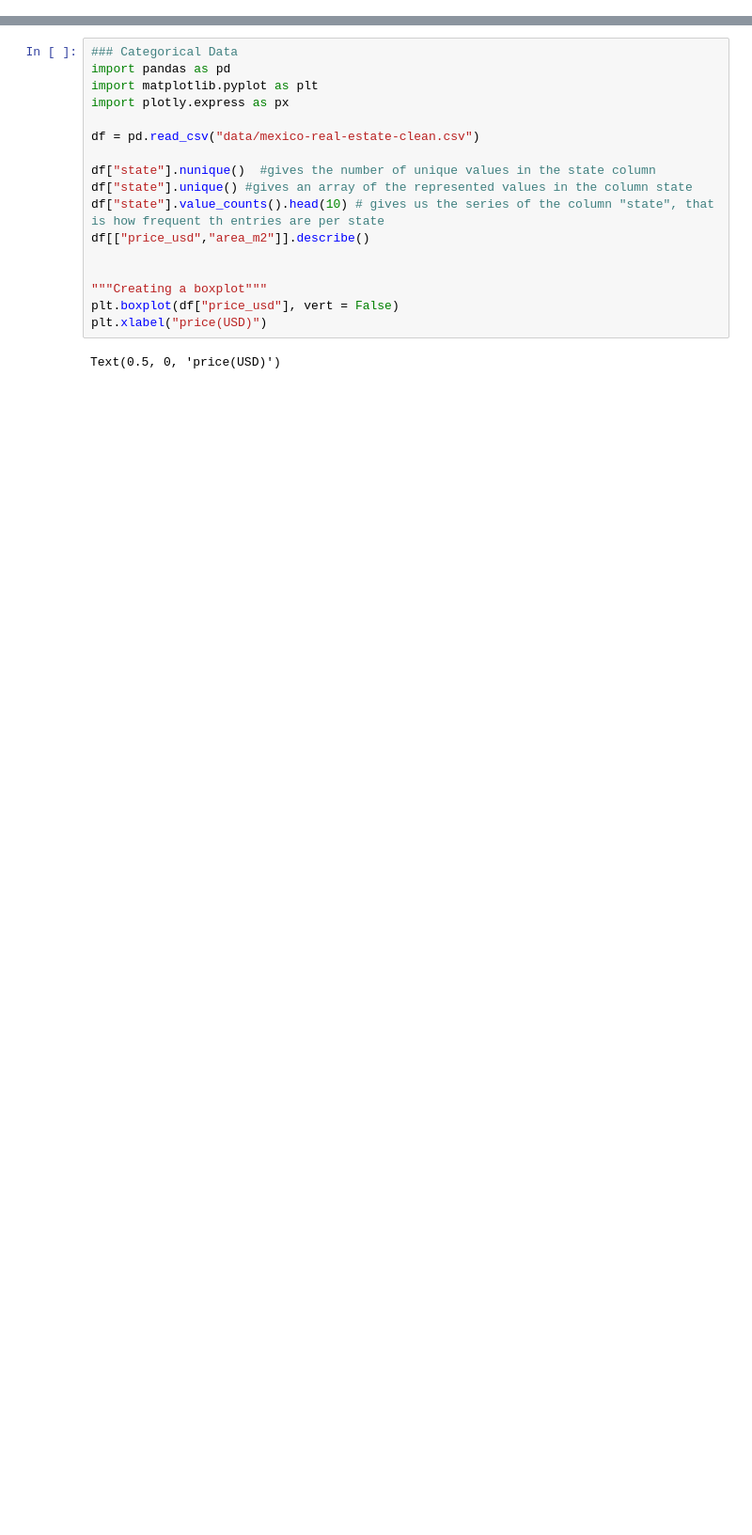
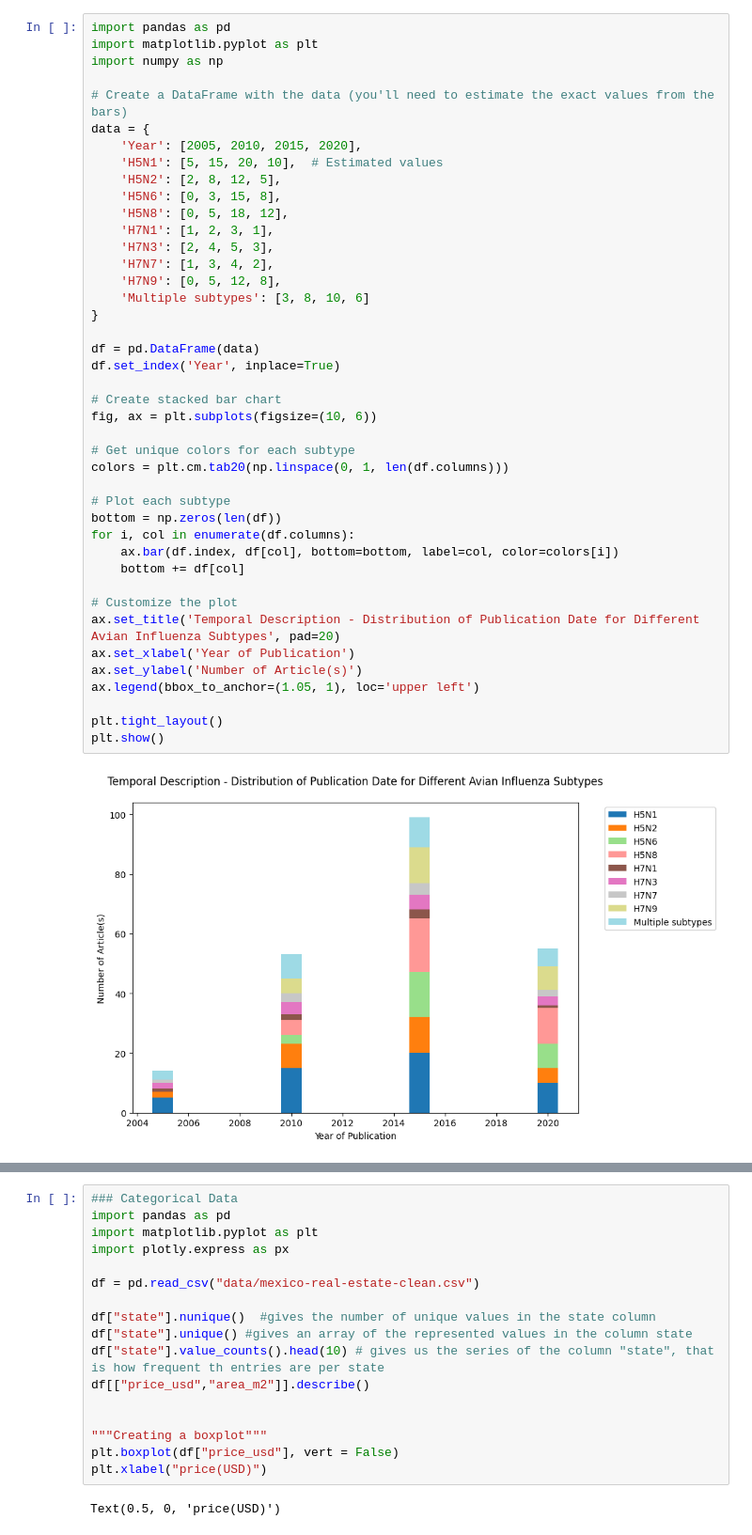
Before and after one commit to OviLab-sys/Housing-in-Mexico, a Jupyter notebook: recap/exploreratory-data-analysis.ipynb, the cells around one changed output, grey strips where cells are left out. Shown at 94% size. Drawn from its saved outputs; the diff is of its cells as text; blank space fills up the shorter version.

```diff
--- a/recap/exploreratory-data-analysis.ipynb
+++ b/recap/exploreratory-data-analysis.ipynb
@@ -23,0 +24,44 @@ fig.show()
+# %%
+import pandas as pd
+import matplotlib.pyplot as plt
+import numpy as np
+
+# Create a DataFrame with the data (you'll need to estimate the exact values from the bars)
+data = {
+    'Year': [2005, 2010, 2015, 2020],
+    'H5N1': [5, 15, 20, 10],  # Estimated values
+    'H5N2': [2, 8, 12, 5],
+    'H5N6': [0, 3, 15, 8],
+    'H5N8': [0, 5, 18, 12],
+    'H7N1': [1, 2, 3, 1],
+    'H7N3': [2, 4, 5, 3],
+    'H7N7': [1, 3, 4, 2],
+    'H7N9': [0, 5, 12, 8],
+    'Multiple subtypes': [3, 8, 10, 6]
+}
+
+df = pd.DataFrame(data)
+df.set_index('Year', inplace=True)
+
+# Create stacked bar chart
+fig, ax = plt.subplots(figsize=(10, 6))
+
+# Get unique colors for each subtype
+colors = plt.cm.tab20(np.linspace(0, 1, len(df.columns)))
+
+# Plot each subtype
+bottom = np.zeros(len(df))
+for i, col in enumerate(df.columns):
+    ax.bar(df.index, df[col], bottom=bottom, label=col, color=colors[i])
+    bottom += df[col]
+
+# Customize the plot
+ax.set_title('Temporal Description - Distribution of Publication Date for Different Avian Influenza Subtypes', pad=20)
+ax.set_xlabel('Year of Publication')
+ax.set_ylabel('Number of Article(s)')
+ax.legend(bbox_to_anchor=(1.05, 1), loc='upper left')
+
+plt.tight_layout()
+plt.show()
+# %% [output]
+[figure, added]
```
Also changed, not shown: parts of 5 cells of this notebook.
